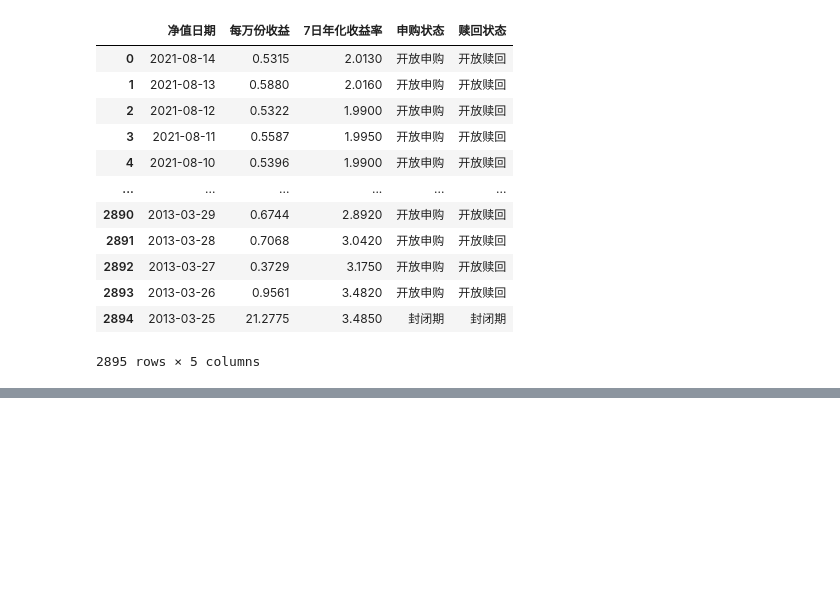
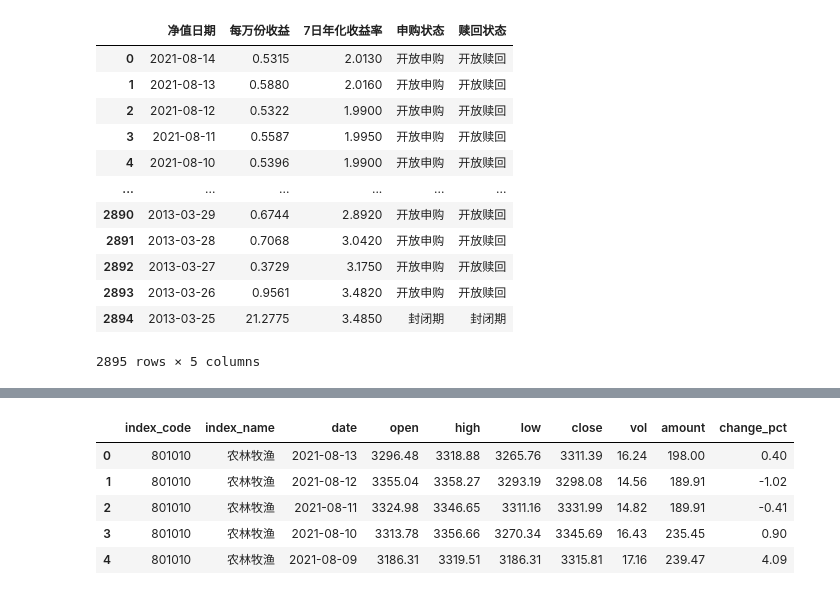
Before and after one commit to Seaaann/MyQuantReserch, a Jupyter notebook: Funds/funds basics.ipynb, the cells around one changed output, grey strips where cells are left out. Saved outputs shown, nothing was run; the diff lists cells and outputs as text; code cells hidden in the pictures; blank space fills up the shorter version.

```diff
--- a/Funds/funds basics.ipynb
+++ b/Funds/funds basics.ipynb
@@ -77,0 +146,10 @@ fund_em_money_fund_info_df
+# %%
+sw_index_df = ak.sw_index_daily(index_code="801010", start_date="2021-08-09", end_date="2021-08-13")
+sw_index_df.reset_index().drop('index', axis=1)
+# %% [output]
+|  | index_code | index_name | date | open | high | low | close | vol | amount | change_pct |
+| 0 | 801010 | 农林牧渔 | 2021-08-13 | 3296.48 | 3318.88 | 3265.76 | 3311.39 | 16.24 | 198.00 | 0.40 |
+| 1 | 801010 | 农林牧渔 | 2021-08-12 | 3355.04 | 3358.27 | 3293.19 | 3298.08 | 14.56 | 189.91 | -1.02 |
+| 2 | 801010 | 农林牧渔 | 2021-08-11 | 3324.98 | 3346.65 | 3311.16 | 3331.99 | 14.82 | 189.91 | -0.41 |
+| 3 | 801010 | 农林牧渔 | 2021-08-10 | 3313.78 | 3356.66 | 3270.34 | 3345.69 | 16.43 | 235.45 | 0.90 |
+| 4 | 801010 | 农林牧渔 | 2021-08-09 | 3186.31 | 3319.51 | 3186.31 | 3315.81 | 17.16 | 239.47 | 4.09 |
```
Also changed, not shown: parts of 13 cells of this notebook, 1 other file.
